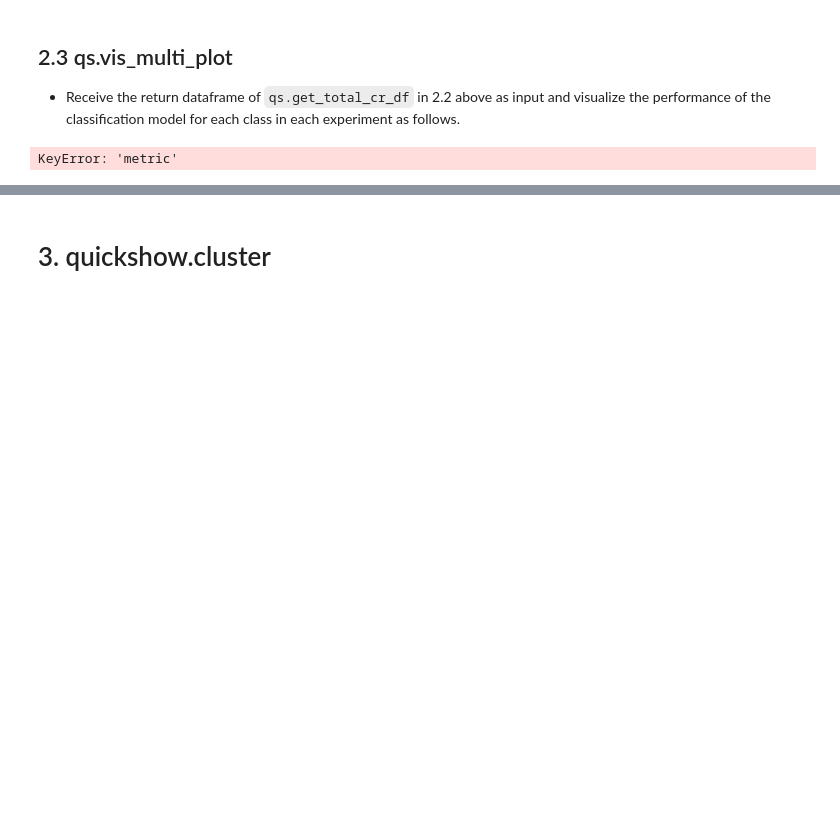
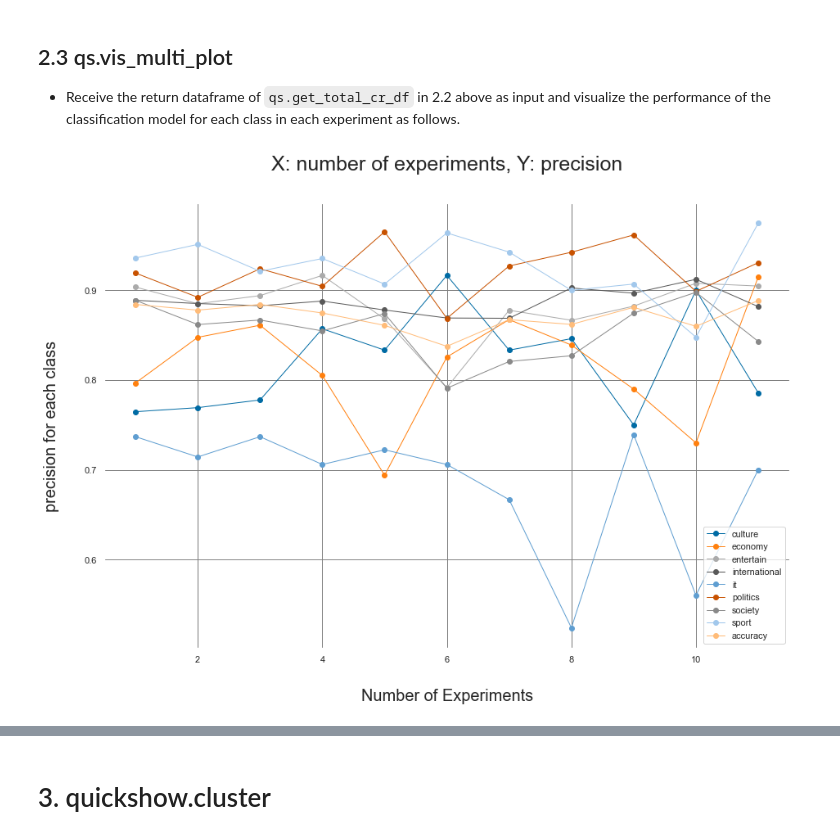
Before and after one commit to DSDanielPark/quick-show, a Jupyter notebook: tutorial/tutorial.ipynb, the cells around one changed output, grey strips where cells are left out. Cells and saved outputs as stored; diff of their text form; code cells hidden in the pictures; blank space fills up the shorter version.

```diff
--- a/tutorial/tutorial.ipynb
+++ b/tutorial/tutorial.ipynb
@@ -170,8 +183,8 @@ qs.find_all_files(top_folder_path, 'metirc.csv')
 - `get_total_cr_df`` can be used when saving the `df_cr`` created in `qs.vis_cm`` as a csv file. In this case, the csv file name must consist of exp1, exp2 ... expn, a suffix mixed with exp and integers, and the integers must be continuous.
 - Refer to the return list of qs.find_all_files printed in the block immediately above.
 # %%
-total_cr_Df = qs.get_total_cr_df(top_folder_path, 'metirc.csv', 'df_total_metric.csv')
-total_cr_Df.head()
+total_cr_df = qs.get_total_cr_df(top_folder_path, 'metirc.csv', 'df_total_metric.csv')
+total_cr_df.head()
 # %% [output]
 |  | metric | culture | economy | entertain | international | it | politics | society | sport | accuracy | ... |
 | 0 | precision | 0.750000 | 0.789916 | 0.882353 | 0.896825 | 0.739130 | 0.961783 | 0.874564 | 0.906977 | 0.881104 | ... |
@@ -190,8 +203,8 @@ plt.rcParams['axes.facecolor'] = 'white'
 ## 2.3 qs.vis_multi_plot
 - Receive the return dataframe of `qs.get_total_cr_df` in 2.2 above as input and visualize the performance of the classification model for each class in each experiment as follows.
 # %%
-return_df = qs.vis_multi_plot(df, 'precision', ['metric', 'exp', 'weighted avg', 'macro avg'], None)
+return_df = qs.vis_multi_plot(total_cr_df, 'precision', ['metric', 'exp', 'weighted avg', 'macro avg'], None)
 # %% [output]
-KeyError: 'metric'
+[figure, added]
 # %%
 return_df.head()
```
Also changed, not shown: parts of 22 cells of this notebook.
